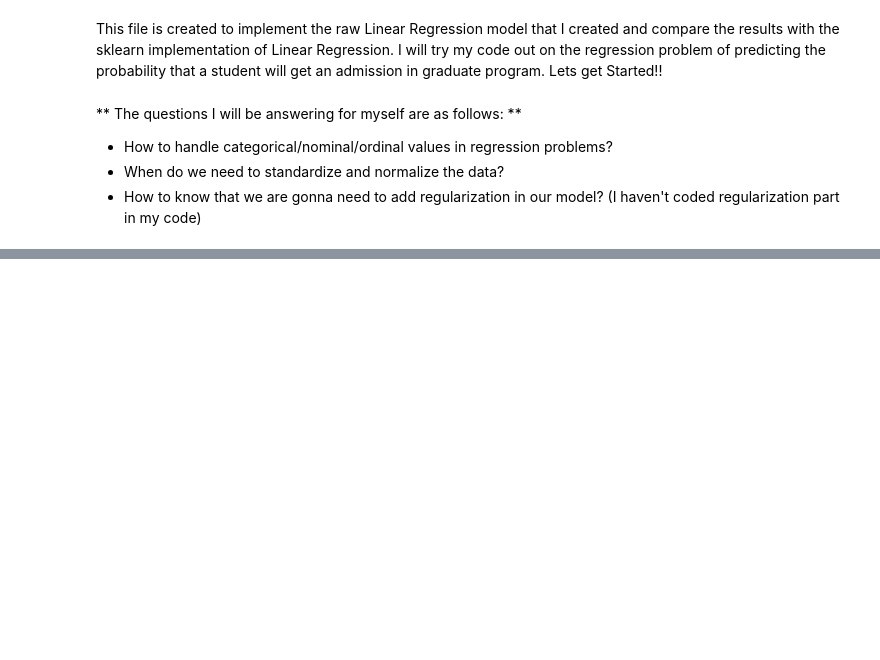
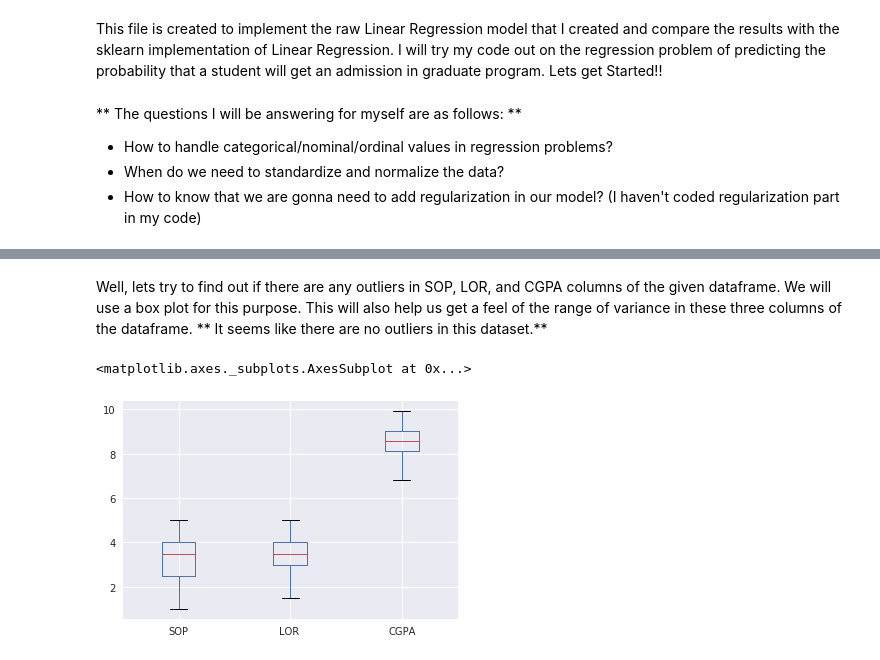
Before and after one commit to Shivanshu17/ML-From-Scratch, a Jupyter notebook: Linear_Regression/Graduate_Prediction.ipynb, the cells around one changed output, grey strips where cells are left out. Saved outputs shown, nothing was run; the diff lists cells and outputs as text; code cells hidden in the pictures; blank space fills up the shorter version.

```diff
--- a/Linear_Regression/Graduate_Prediction.ipynb
+++ b/Linear_Regression/Graduate_Prediction.ipynb
@@ -60,0 +66,8 @@ display(df.describe())
+# %% [markdown]
+Well, lets try to find out if there are any outliers in SOP, LOR, and CGPA columns of the given dataframe. We will use a box plot for this purpose. This will also help us get a feel of the range of variance in these three columns of the dataframe.
+** It seems like there are no outliers in this dataset.**
+# %%
+df.loc[:, ['SOP', 'LOR ', 'CGPA']].boxplot()
+# %% [output]
+<matplotlib.axes._subplots.AxesSubplot at 0x...>
+[figure, added]
```
Also changed, not shown: parts of 28 cells of this notebook, 5 other files.
